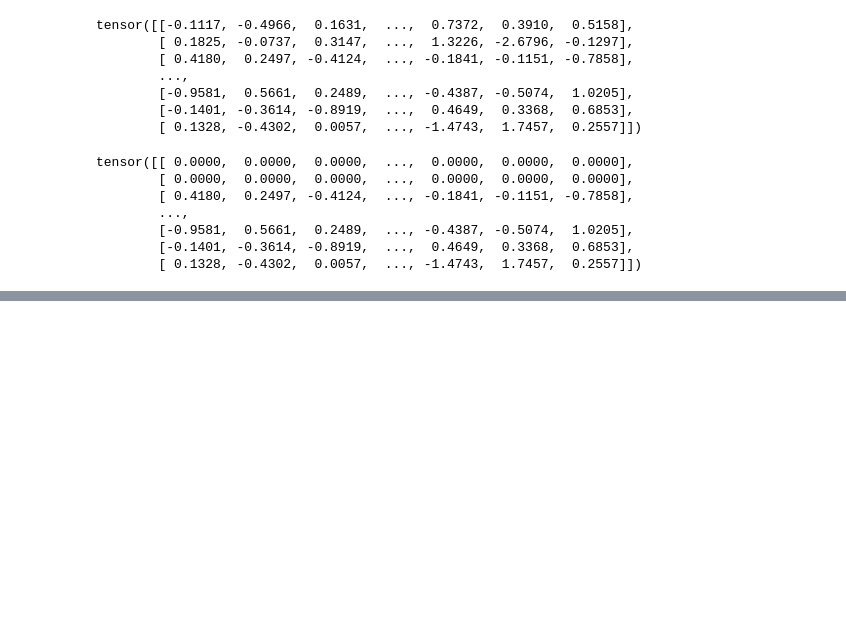
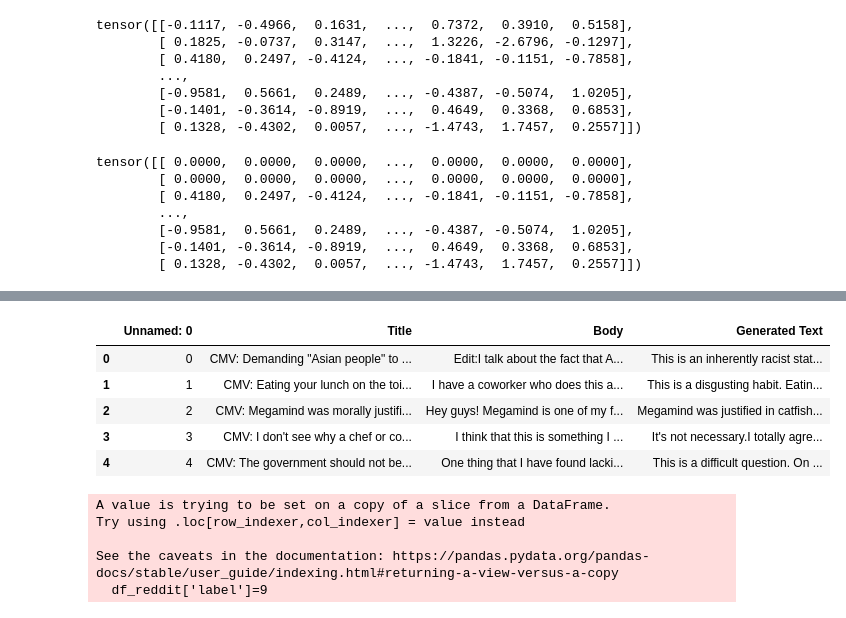
Before and after one commit to ganeshred/NLPAuthorshipAttributionNLM, a Jupyter notebook: bi_LSTM_task3.ipynb, the cells around one changed output, grey strips where cells are left out. Saved outputs shown, nothing was run; the diff lists cells and outputs as text; code cells hidden in the pictures; blank space fills up the shorter version.

Commit message:
reddit analysis

```diff
--- a/bi_LSTM_task3.ipynb
+++ b/bi_LSTM_task3.ipynb
@@ -374,0 +390,11 @@ Test Loss: 0.460 | Test Acc: 83.83%
+# %%
+df_reddit = pd.read_csv('/content/gdrive/MyDrive/NLP/reddit_data_gpt3.csv')
+# %%
+df_reddit.head()
+# %% [output]
+|  | Unnamed: 0 | Title | Body | Generated Text |
+| 0 | 0 | CMV: Demanding "Asian people" to ... | Edit:I talk about the fact that A... | This is an inherently racist stat... |
+| 1 | 1 | CMV: Eating your lunch on the toi... | I have a coworker who does this a... | This is a disgusting habit. Eatin... |
+| 2 | 2 | CMV: Megamind was morally justifi... | Hey guys! Megamind is one of my f... | Megamind was justified in catfish... |
+| 3 | 3 | CMV: I don't see why a chef or co... | I think that this is something I ... | It's not necessary.I totally agre... |
+| 4 | 4 | CMV: The government should not be... | One thing that I have found lacki... | This is a difficult question. On ... |
@@ -374,0 +403,9 @@ Test Loss: 0.460 | Test Acc: 83.83%
+# %%
+df_reddit = df_reddit [['text']]
+df_reddit['label']=9
+# %% [output]
+A value is trying to be set on a copy of a slice from a DataFrame.
+Try using .loc[row_indexer,col_indexer] = value instead
+
+See the caveats in the documentation: https://pandas.pydata.org/pandas-docs/stable/user_guide/indexing.html#returning-a-view-versus-a-copy
+  df_reddit['label']=9
```
Also changed, not shown: parts of 19 cells of this notebook.
